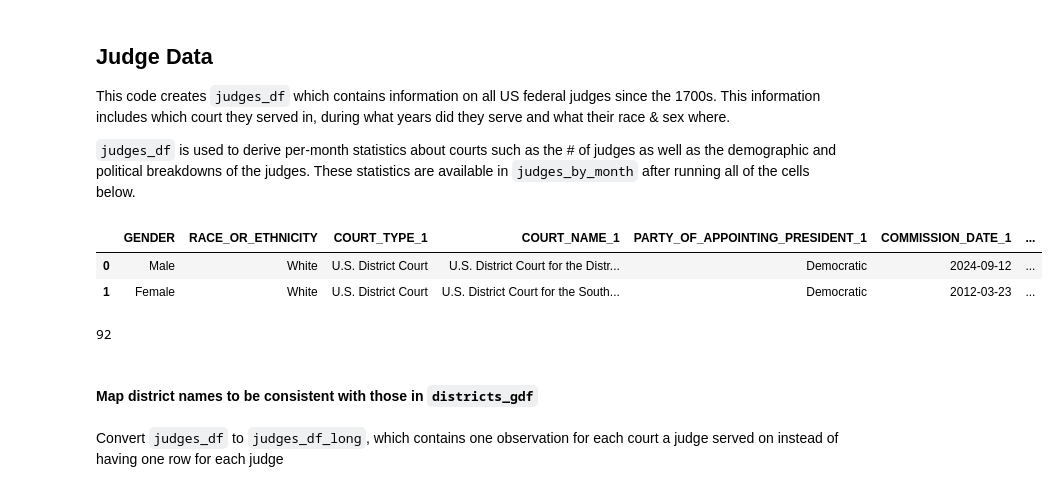
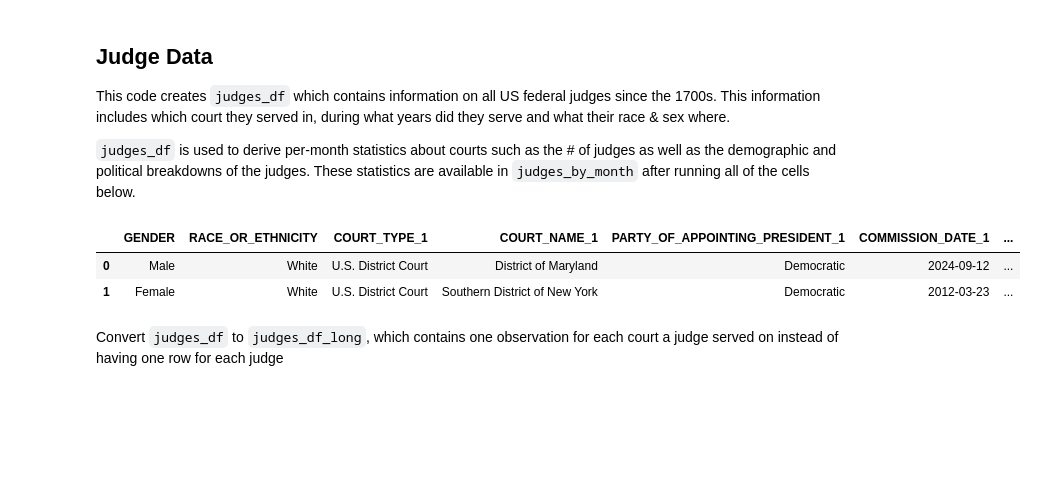
Before and after one commit to aj-bei/USSC-Fairness-Analysis-DTSC-430X-Capstone-, a Jupyter notebook: scripts/DTSC430XCapstoneSourceCd.ipynb, the cells around one changed output. Saved outputs shown, nothing was run; the diff lists cells and outputs as text; code cells hidden in the pictures; blank space fills up the shorter version.

```diff
--- a/scripts/DTSC430XCapstoneSourceCd.ipynb
+++ b/scripts/DTSC430XCapstoneSourceCd.ipynb
@@ -355,57 +239,45 @@ judges_df = judges_df[
     .apply(lambda row: row.str.contains("U.S. District Court").any(), axis=1)
 ]
 
-# replace spaces with "_" and "(" and ")" with "" so we can use itertuples
-judges_df.columns = judges_df.columns.str.replace(" ", "_")
-judges_df.columns = judges_df.columns.str.replace("(", "")
-judges_df.columns = judges_df.columns.str.replace(")", "")
+# replace spaces with "_", "(", and ")" with "" so we can use .itertuples
+judges_df.columns = judges_df.columns.str.replace({" ": "_", "(": "", ")": ""}, regex=True)
 
 # convert commission and termination dates to datetime but first put todays date for terminations
 # that are NaN, which signify the judge is still active
 today_str = pd.to_datetime("today").strftime("%Y-%m-%d")
 for i in range(1, 7):
     judges_df[f"TERMINATION_DATE_{i}"] = judges_df[f"TERMINATION_DATE_{i}"].fillna(today_str)
     judges_df[f"COMMISSION_DATE_{i}"] = pd.to_datetime(judges_df[f"COMMISSION_DATE_{i}"], errors="coerce")
     judges_df[f"TERMINATION_DATE_{i}"] = pd.to_datetime(judges_df[f"TERMINATION_DATE_{i}"], errors="coerce")
 
 # if COURT_TYPE_i is not a U.S. District Court, then nullify all info in the (i) columns
 # also nullify all info in (i) columns if [commision_date - terimnation_date] has no overlap with
 # our time of analysis
 for row in judges_df.itertuples():
     for i in range(1, 7):
         court_type = getattr(row, f"COURT_TYPE_{i}")
 
         # check if judge's term overlaps with analysis period
         start_date = getattr(row, f"COMMISSION_DATE_{i}")
         end_date = getattr(row, f"TERMINATION_DATE_{i}")
         no_overlap = not (start_date <= END_DATE and end_date >= START_DATE)
 
         if pd.isna(court_type) or "U.S. District Court" not in court_type or no_overlap:
             judges_df.at[row.Index, f"COURT_TYPE_{i}"] = None
             judges_df.at[row.Index, f"COURT_NAME_{i}"] = None
             judges_df.at[row.Index, f"PARTY_OF_APPOINTING_PRESIDENT_{i}"] = None
             judges_df.at[row.Index, f"COMMISSION_DATE_{i}"] = None
             judges_df.at[row.Index, f"TERMINATION_DATE_{i}"] = None
 
 # rmv rows where all COURT_TYPE_i cols are null, these judges didn't serve on a district court during our analysis period
 judges_df = judges_df.dropna(subset=[f"COURT_TYPE_{i}" for i in range(1, 7)], how="all")
+
+# map court names to district names using mappings in mappings.py, this will allow us to join in district-level data later on
+for i in range(1, 7):
+    judges_df[f"COURT_NAME_{i}"] = judges_df[f"COURT_NAME_{i}"].replace(mappings.JUDGE_DIST_MAP)
+
 judges_df.head(2)
 # %% [output]
 |  | GENDER | RACE_OR_ETHNICITY | COURT_TYPE_1 | COURT_NAME_1 | PARTY_OF_APPOINTING_PRESIDENT_1 | COMMISSION_DATE_1 | ... |
-| 0 | Male | White | U.S. District Court | U.S. District Court for the Distr... | Democratic | 2024-09-12 | ... |
-| 1 | Female | White | U.S. District Court | U.S. District Court for the South... | Democratic | 2012-03-23 | ... |
+| 0 | Male | White | U.S. District Court | District of Maryland | Democratic | 2024-09-12 | ... |
+| 1 | Female | White | U.S. District Court | Southern District of New York | Democratic | 2012-03-23 | ... |
-# %%
-# list of unique federal districts represented in the  dataset
-fed_dists = list(
-    set(judges_df['COURT_NAME_1']) \
-    | set(judges_df['COURT_NAME_2']) \
-    | set(judges_df['COURT_NAME_3']) \
-    | set(judges_df['COURT_NAME_4']) \
-    | set(judges_df['COURT_NAME_5']) \
-    | set(judges_df['COURT_NAME_6']) \
-)
-print(len(fed_dists))  # this dataset does not include US territories
-# %% [output]
-92
-# %% [markdown]
-#### Map district names to be consistent with those in `districts_gdf`
```
Also changed, not shown: parts of 18 cells of this notebook, 1 other file.
